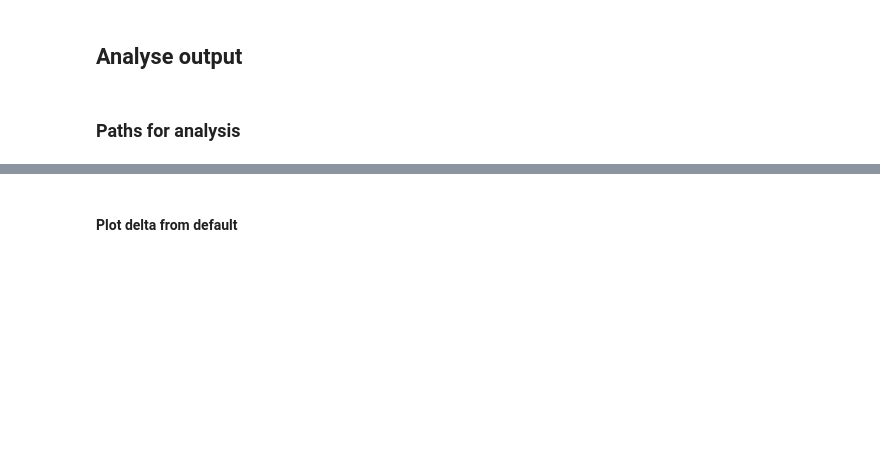
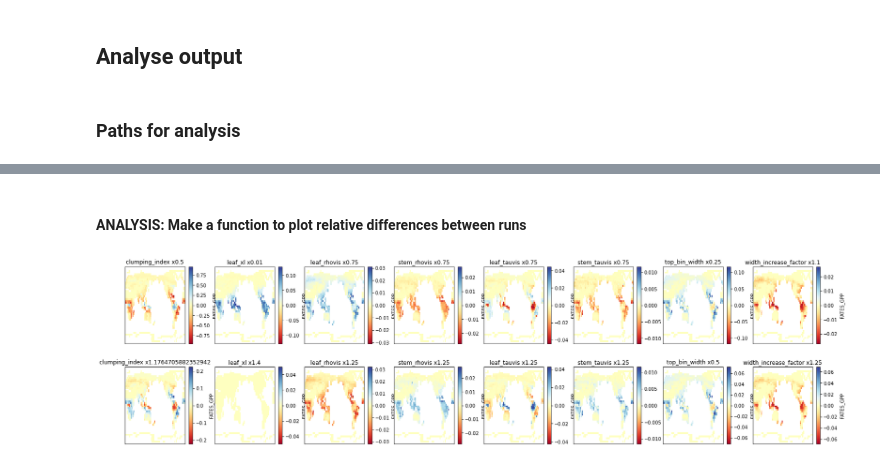
Before and after one commit to rosiealice/fates-global-cal, a Jupyter notebook: jupyter_ppe_scripts/generic_ensemble_script.ipynb, the cells around one changed output, grey strips where cells are left out. Drawn from its saved outputs; the diff is of its cells as text; code cells hidden in the pictures; blank space fills up the shorter version.

Commit message:
updates to plotting functions

```diff
--- a/jupyter_ppe_scripts/generic_ensemble_script.ipynb
+++ b/jupyter_ppe_scripts/generic_ensemble_script.ipynb
@@ -311,7 +292,5 @@ You currently have to do this step manually, by doing this in the terminal:
 # %%
 if(dosetup == 1):
-    paramsdir='/glade/work/'+USER+'/git/'+ctsmrepo+'/cime/scripts/'+ens_directory+'/parameter_files'
-    defparamfile='/glade/work/'+USER+'/git/'+ctsmrepo+'/src/fates/parameter_files/'+paramfiledefault
     filename_template = paramsdir+'/'+paramfiledefault
     try:
         os.remove(filename_template)
@@ -525,3 +574,4 @@ if doanalysis ==1:
     ychoose=2001
     delta=1
     print('ychoose=', ychoose)
+    rel=1
@@ -528 +582,3 @@ if doanalysis ==1:
+# %%
+vars=['FATES_GPP','FSR','SABV','SABG','lat','lon','time']
 # %% [markdown]
@@ -588,3 +667,3 @@ os.listdir(figpath)
-# %% [markdown]
-#### Plot delta from default
+# %% [markdown]
+####  ANALYSIS:  Make a function to plot relative differences between runs
 # %%
@@ -627,37 +700,4 @@ if doanalysis ==1:
-# %%
-import time
-rel=0
-v=2
-if doanalysis ==1:
-    conv=1
-    fig = plt.figure()
-    plt.rcParams['figure.figsize'] = [19,7]
-    fig.subplots_adjust(hspace=0.3, wspace=0.2)
-    vs=range(1,ncases+1)
-    ncol=7
-    nrow=2
-    count=1
-    var_0=dsc.FSR.isel(ens=0)
-    defm=np.multiply(np.mean(var_0,0),conv)
-    for i in vs:
-        index=((count+1) % 2)*ncol + ((count+1) // 2)
-        #print(index,count,(count+1) % 2,((count+1) // 2),(((count+1) // 2))-1)
-        ax = fig.add_subplot(nrow, ncol, index)
-
-        #ds0=dse1.isel(realization=i)
-        var_i=dsc.FSR.isel(ens=i)
-        mod=np.multiply(np.mean(var_i,0),conv)
-
-        delt=mod-defm
-        plt1=delt.plot(cmap='RdYlBu')
-
-        ax.get_xaxis().set_visible(False)
-        ax.get_yaxis().set_visible(False)
-        if((count+1) % 2==0):
-            ex=' +'
-        else:
-            ex=' -'
-        ax.set_title(str(parameter_list[(((count+1) // 2))-1]+ex))
-        count=count+1
-        fig.canvas.draw()
-        time.sleep(1)
+# %%
+make_diff_figure(dsc,0,rel,3600*365*24,ncases,parameter_list)
+# %% [output]
+[figure, added]
```
Also changed, not shown: parts of 51 cells of this notebook.
